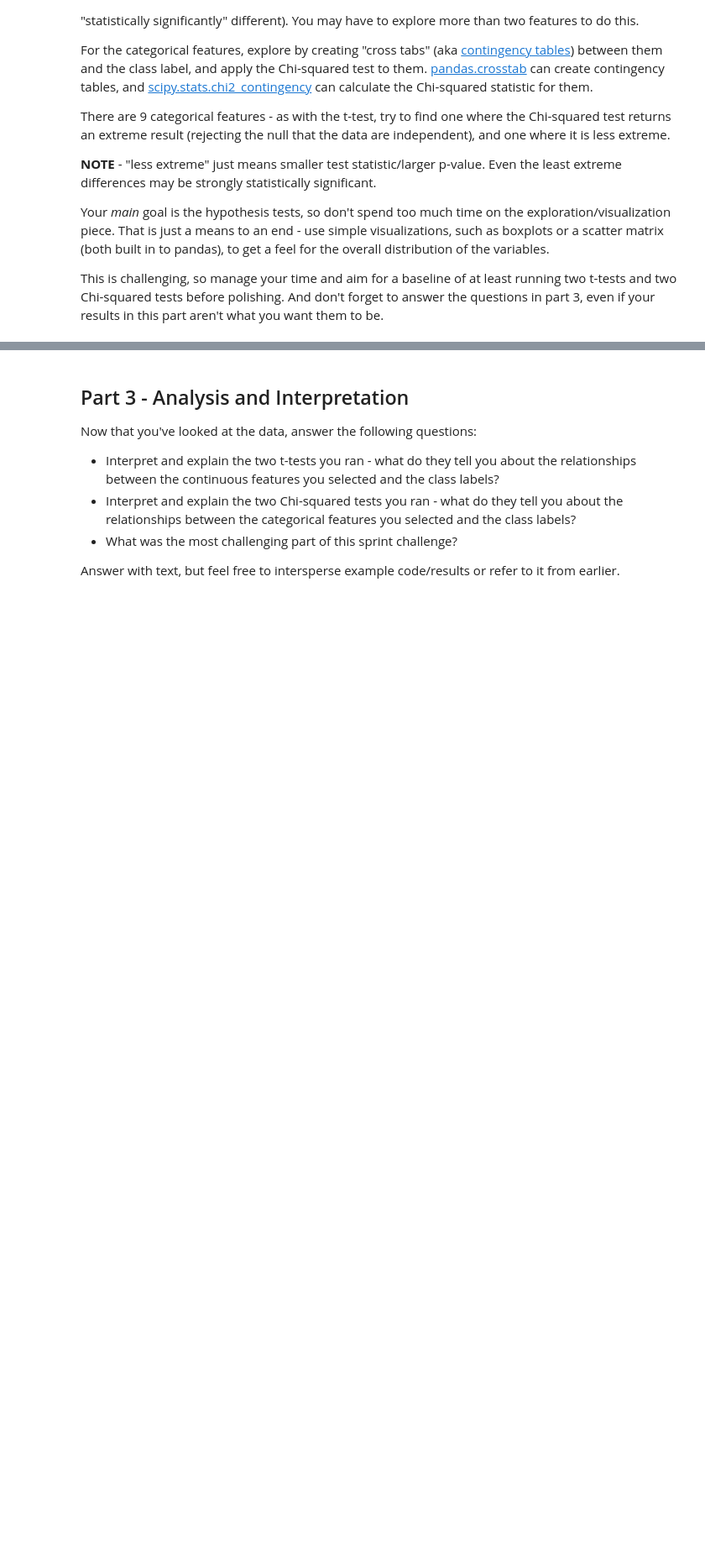
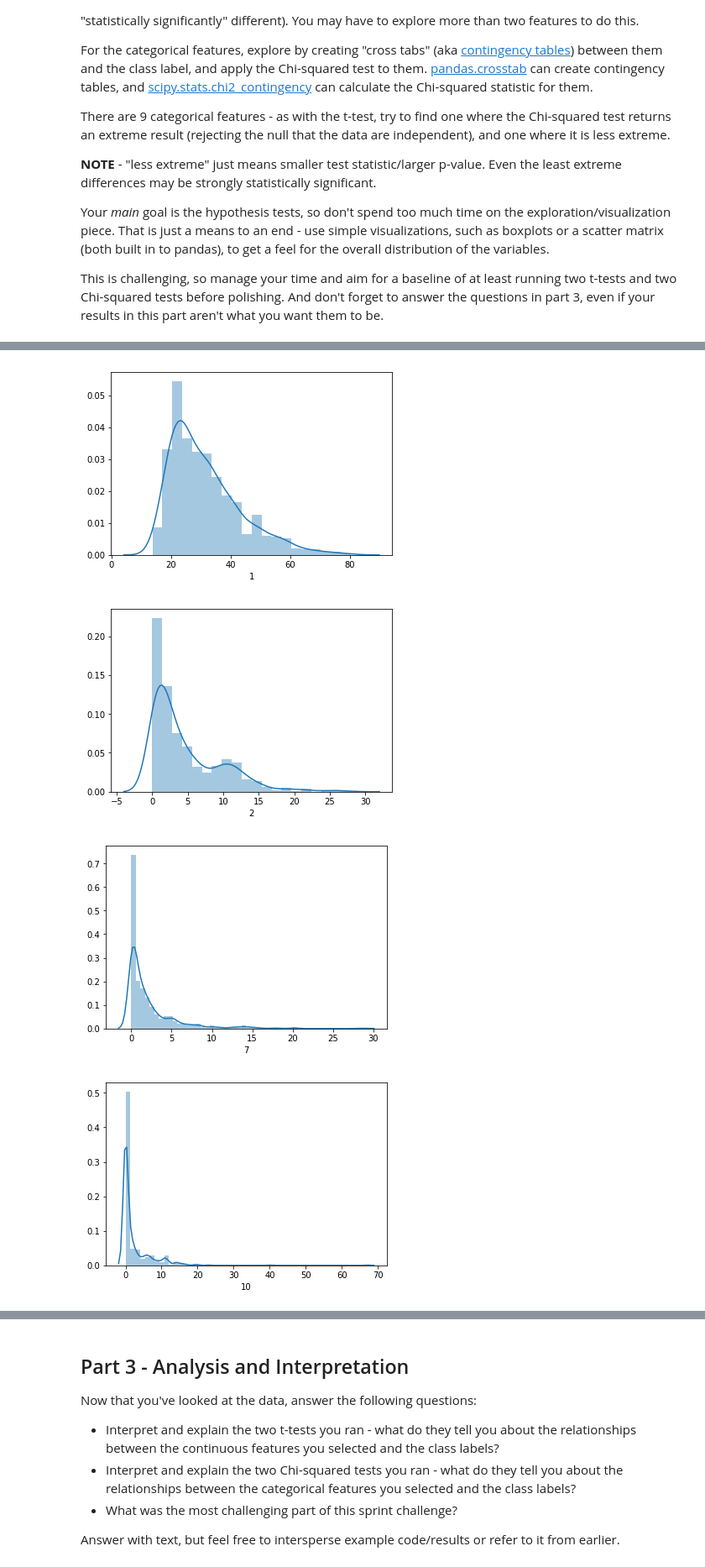
Before and after one commit to JimKing100/DS-Unit-1-Sprint-3-Statistical-Tests-and-Experiments, a Jupyter notebook: Sprint 3.ipynb, the cells around one changed output, grey strips where cells are left out. Shown at 84% size. Saved outputs shown, nothing was run; the diff lists cells and outputs as text; code cells hidden in the pictures; blank space fills up the shorter version.

```diff
--- a/Sprint 3.ipynb
+++ b/Sprint 3.ipynb
@@ -119,7 +122,11 @@ credit_data.dtypes
 14      int64
 15     object
 dtype: object
+# %%
+credit_data.replace('?', np.NaN, inplace=True)
 # %%
-credit_data[1]= credit_data[1].str.replace('?', '0')
-credit_data[13]= credit_data[13].str.replace('?', '0')
+credit_data[1]=pd.to_numeric(credit_data[1])
+credit_data[15]= credit_data[15].str.replace('+', '1')
+credit_data[15]= credit_data[15].str.replace('-', '0')
+credit_data.fillna(credit_data.mean(), inplace=True)
 # %%
@@ -164,0 +200,15 @@ This is challenging, so manage your time and aim for a baseline of at least runn
+# %%
+def plotDistPlot(col):
+    sns.distplot(col)
+    plt.show()
+
+plotDistPlot(credit_data[1])
+plotDistPlot(credit_data[2])
+plotDistPlot(credit_data[7])
+plotDistPlot(credit_data[10])
+plotDistPlot(credit_data[14])
+# %% [output]
+[figure, added]
+[figure, added]
+[figure, added]
+[figure, added]
```
Also changed, not shown: parts of 6 cells of this notebook.
